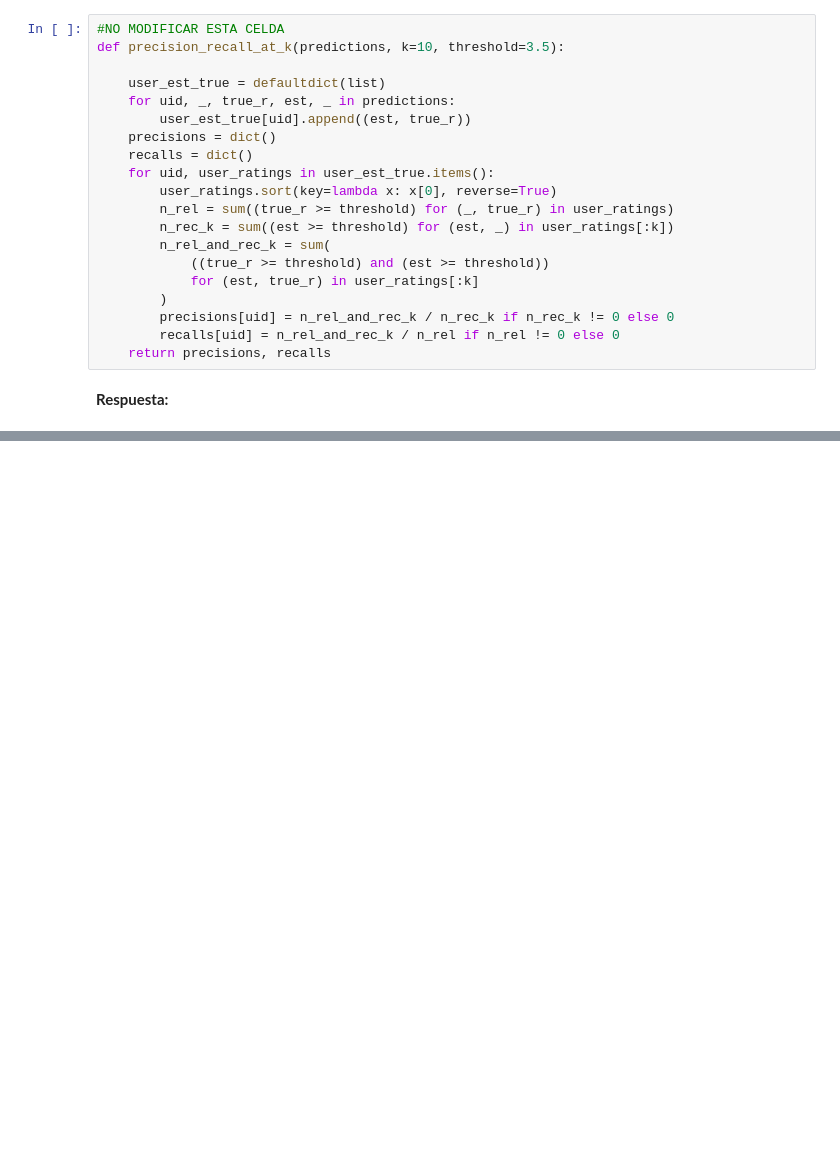
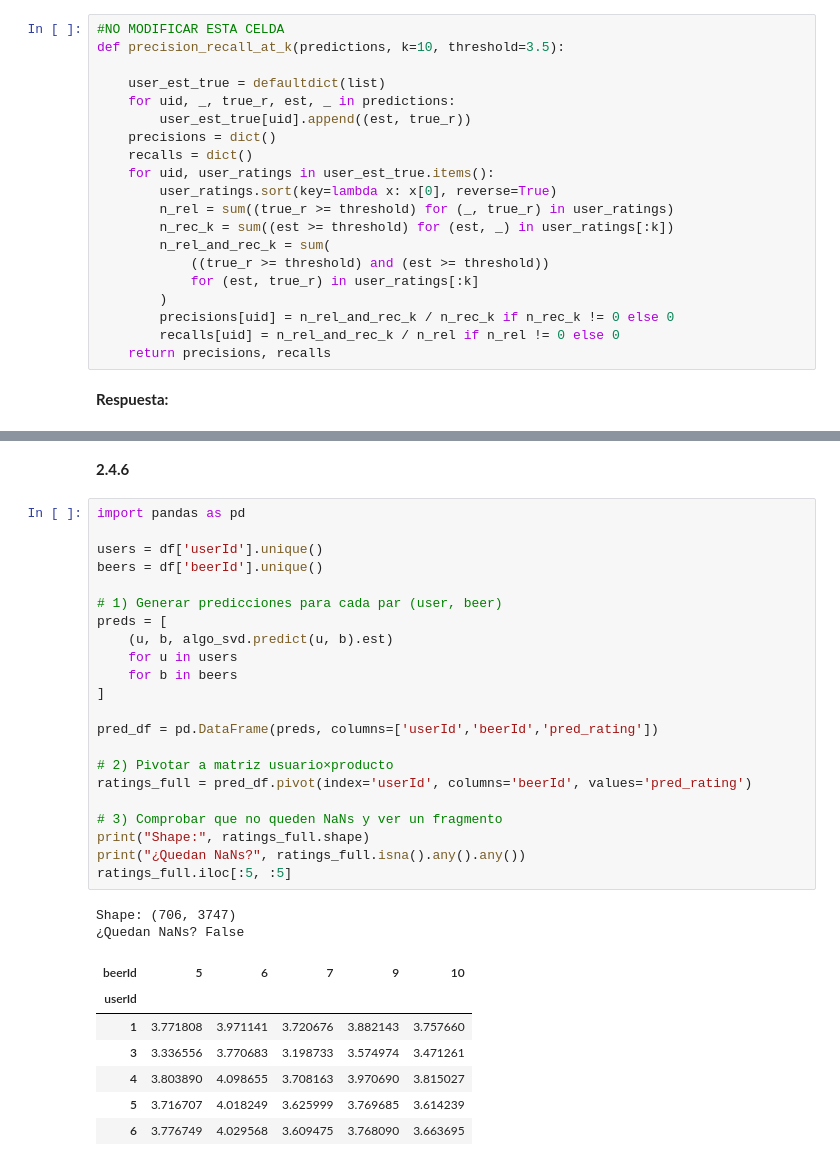
Before and after one commit to RenzoZanca/MDS7202, a Jupyter notebook: lab10/Lab10.ipynb, the cells around one changed output, grey strips where cells are left out. Cells and saved outputs as stored; diff of their text form; blank space fills up the shorter version.

```diff
--- a/lab10/Lab10.ipynb
+++ b/lab10/Lab10.ipynb
@@ -838,3 +1363,37 @@ def precision_recall_at_k(predictions, k=10, threshold=3.5):
+# %% [markdown]
+**2.4.6**
+# %%
+import pandas as pd
+
+users = df['userId'].unique()
+beers = df['beerId'].unique()
+
+# 1) Generar predicciones para cada par (user, beer)
+preds = [
+    (u, b, algo_svd.predict(u, b).est)
+    for u in users
+    for b in beers
+]
+
+pred_df = pd.DataFrame(preds, columns=['userId','beerId','pred_rating'])
+
+# 2) Pivotar a matriz usuario×producto
+ratings_full = pred_df.pivot(index='userId', columns='beerId', values='pred_rating')
+
+# 3) Comprobar que no queden NaNs y ver un fragmento
+print("Shape:", ratings_full.shape)
+print("¿Quedan NaNs?", ratings_full.isna().any().any())
+ratings_full.iloc[:5, :5]
+# %% [output]
+Shape: (706, 3747)
+¿Quedan NaNs? False
+| beerId | 5 | 6 | 7 | 9 | 10 |
+| userId |  |  |  |  |  |
+| 1 | 3.771808 | 3.971141 | 3.720676 | 3.882143 | 3.757660 |
+| 3 | 3.336556 | 3.770683 | 3.198733 | 3.574974 | 3.471261 |
+| 4 | 3.803890 | 4.098655 | 3.708163 | 3.970690 | 3.815027 |
+| 5 | 3.716707 | 4.018249 | 3.625999 | 3.769685 | 3.614239 |
+| 6 | 3.776749 | 4.029568 | 3.609475 | 3.768090 | 3.663695 |
 # %% [markdown]
 # Conclusión
 
```
Also changed, not shown: parts of 28 cells of this notebook.
